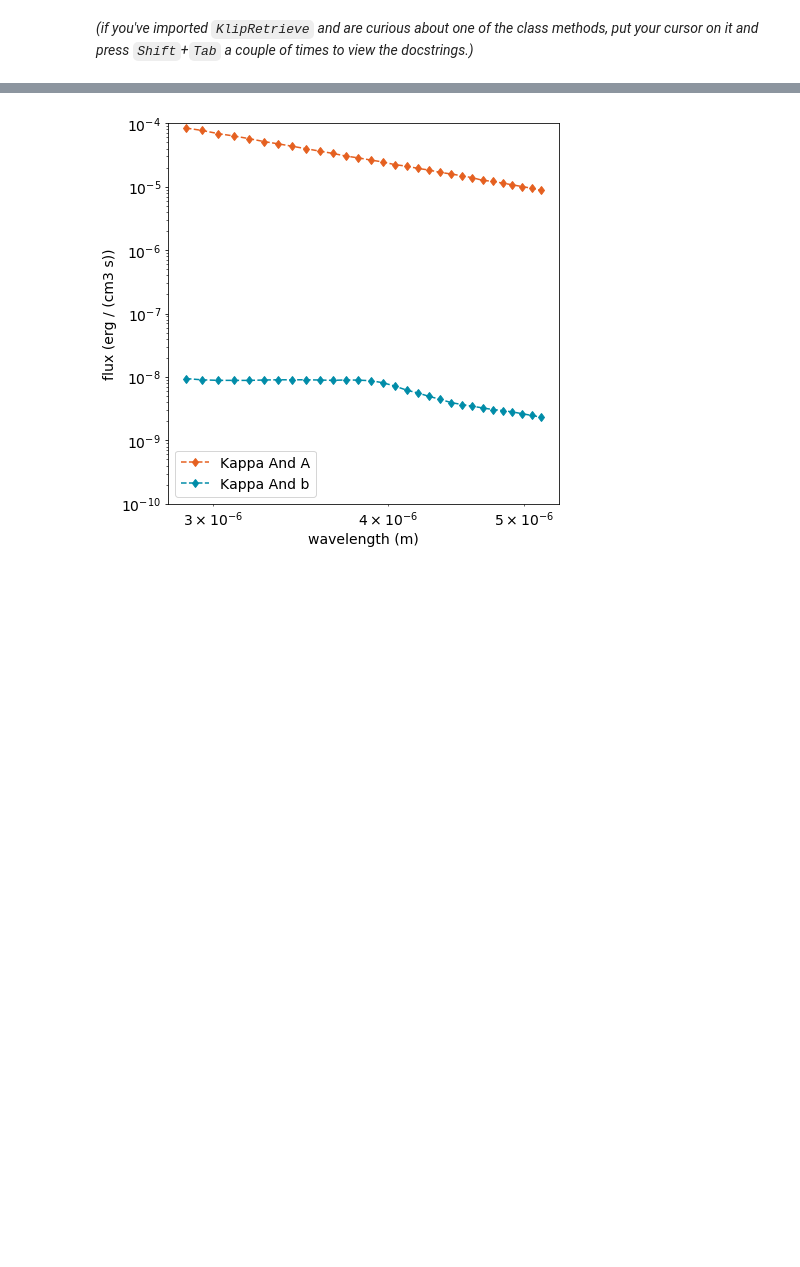
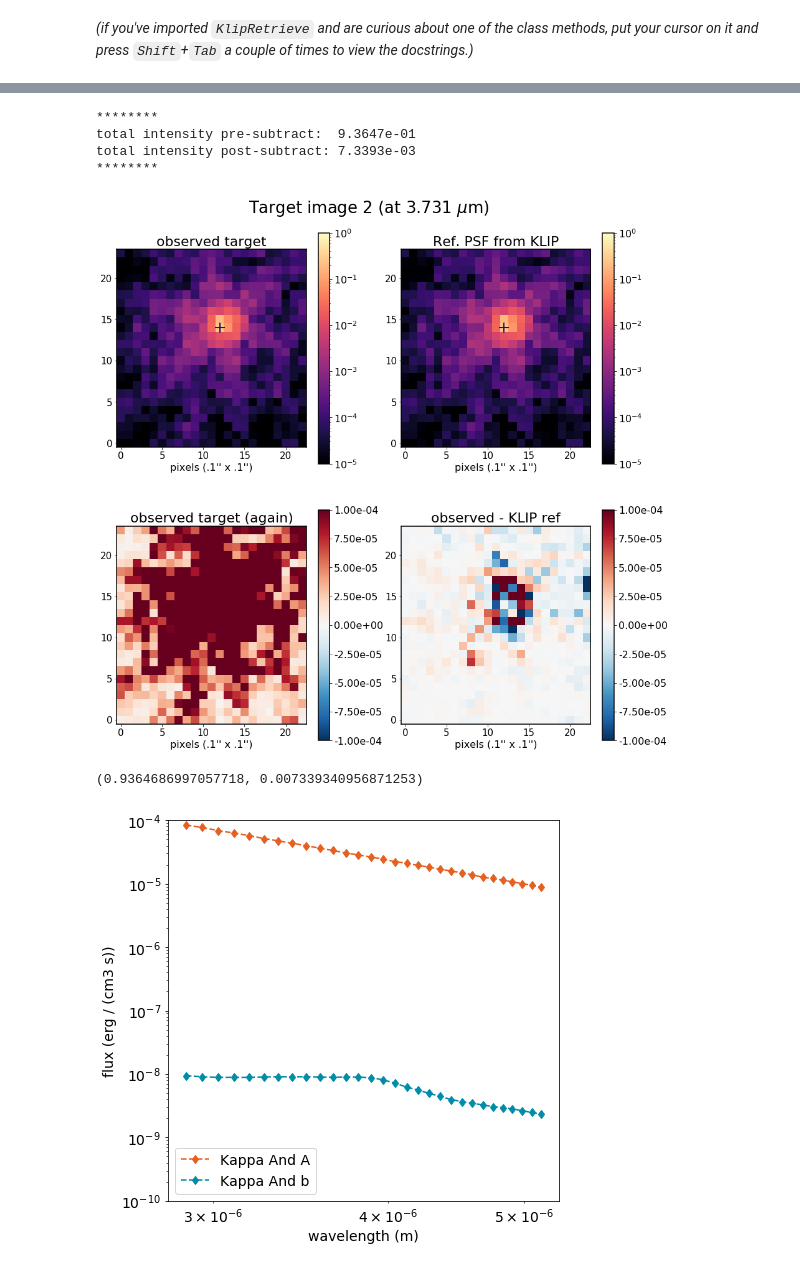
Before and after one commit to ojustino/subtract_psf, a Jupyter notebook: inject_HIP_65426B.ipynb, the cells around one changed output, grey strips where cells are left out. Cells and saved outputs as stored; diff of their text form; code cells hidden in the pictures; blank space fills up the shorter version.

```diff
--- a/inject_HIP_65426B.ipynb
+++ b/inject_HIP_65426B.ipynb
@@ -136,3 +130,12 @@ total intensity post-subtract: 1.2849e-02
+# %%
+subtractor.plot_subtraction(target_image=, wv_slice=11, sub_vmax=1e-4)
+# %% [output]
+********
+total intensity pre-subtract:  9.3647e-01
+total intensity post-subtract: 7.3393e-03
+********
+[figure, added]
+(0.9364686997057718, 0.007339340956871253)
 # %%
 # plot binned down versions of spectra used for injection above
 fig, ax = plt.subplots(figsize=(7,7))
```
Also changed, not shown: parts of 9 cells of this notebook.
